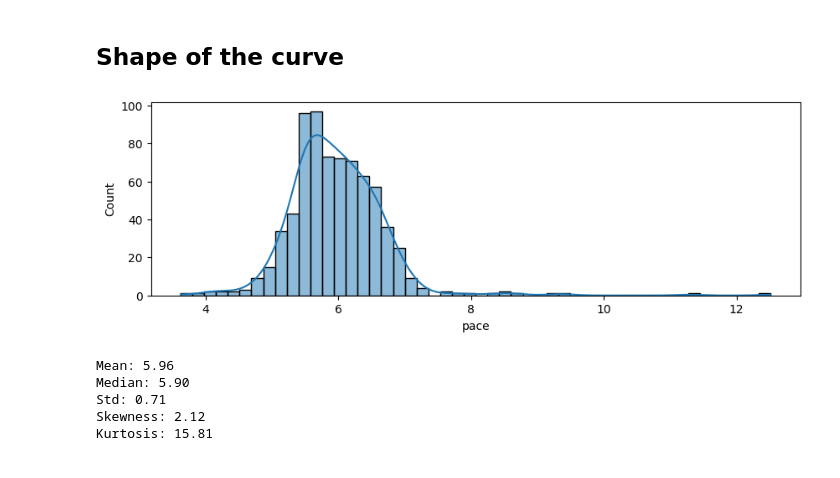
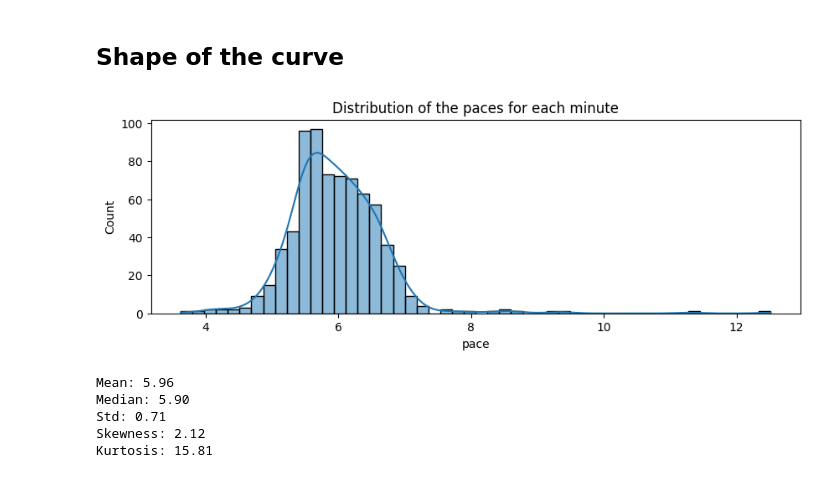
Before and after one commit to eduardoscovino/running-analytics, a Jupyter notebook: Analysis.ipynb, the cells around one changed output. Drawn from its saved outputs; the diff is of its cells as text; code cells hidden in the pictures.

```diff
--- a/Analysis.ipynb
+++ b/Analysis.ipynb
@@ -254,9 +253,11 @@ import scipy.stats as stats
 # %%
 fig, ax = plt.subplots(figsize=(10,3))
 
-sns.histplot(df['pace'], kde=True, ax=ax);
+sns.histplot(df['pace'], kde=True, ax=ax)
+ax.set_title('Distribution of the paces for each minute')
+plt.show()
 # %% [output]
-[figure, old version]
+[figure, new version]
 # %%
 mu = df["pace"].mean()
 median = df["pace"].median()
```
Also changed, not shown: parts of 15 cells of this notebook.
